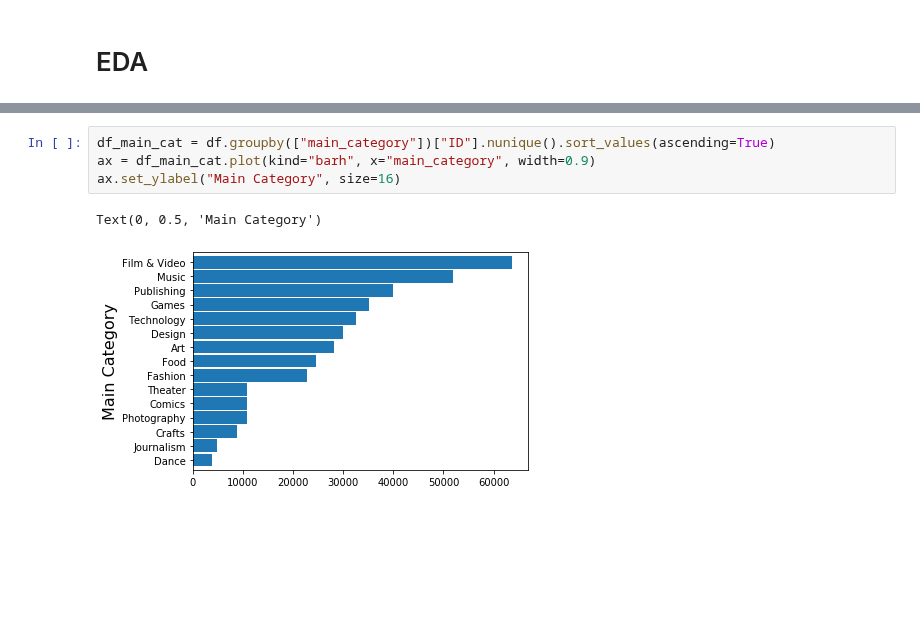
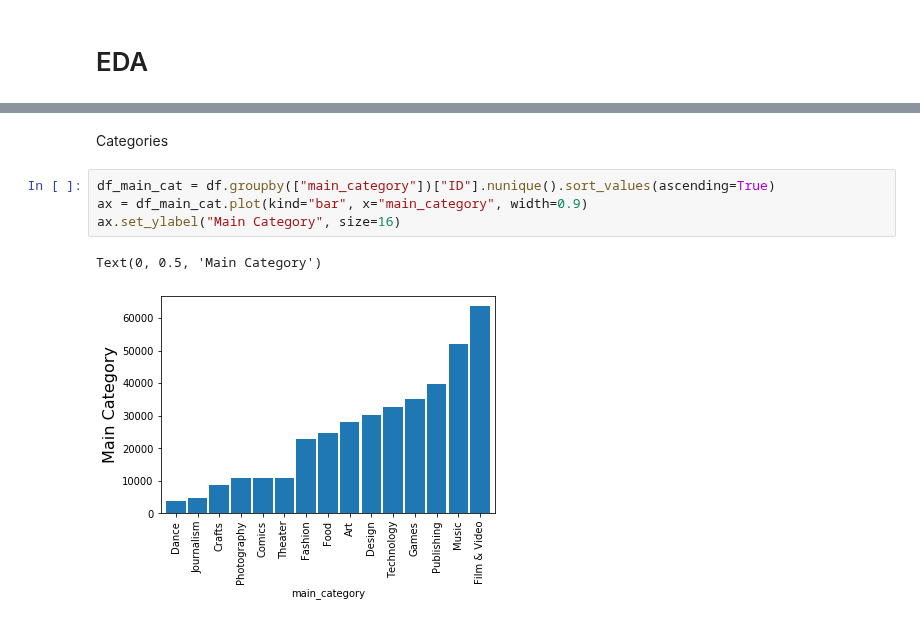
Before and after one commit to tbacha/DMML2019_Team_Apple, a Jupyter notebook: code/Kickstarter_notebook_Team_Apple.ipynb, the cells around one changed output, grey strips where cells are left out. Saved outputs shown, nothing was run; the diff lists cells and outputs as text; blank space fills up the shorter version.

```diff
--- a/code/Kickstarter_notebook_Team_Apple.ipynb
+++ b/code/Kickstarter_notebook_Team_Apple.ipynb
@@ -70,7 +125,9 @@ dtype: object
+# %% [markdown]
+Categories
 # %%
 df_main_cat = df.groupby(["main_category"])["ID"].nunique().sort_values(ascending=True)
-ax = df_main_cat.plot(kind="barh", x="main_category", width=0.9)
+ax = df_main_cat.plot(kind="bar", x="main_category", width=0.9)
 ax.set_ylabel("Main Category", size=16)
 # %% [output]
 Text(0, 0.5, 'Main Category')
-[figure, old version]
+[figure, new version]
```
Also changed, not shown: parts of 8 cells of this notebook.
